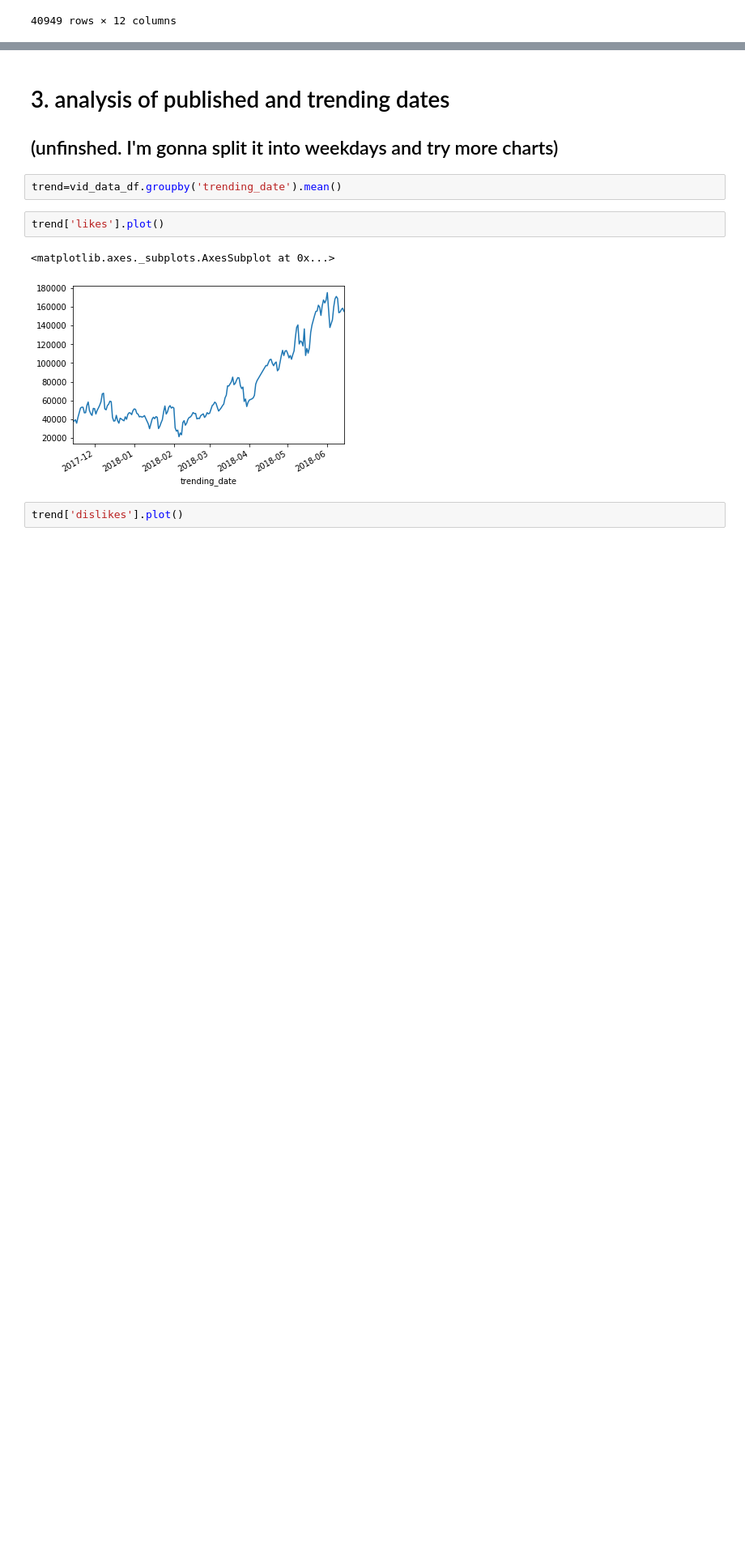
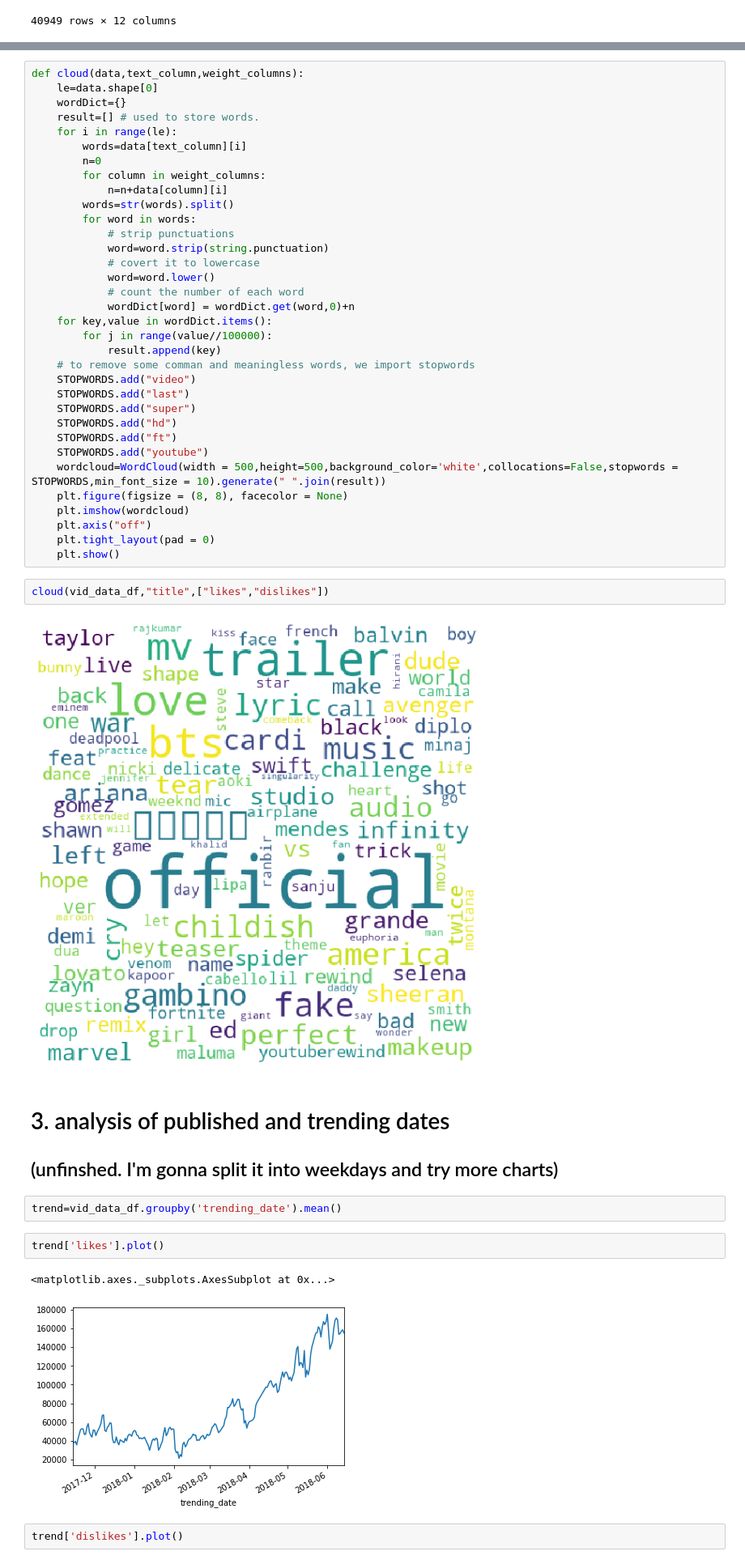
Before and after one commit to HaoNanLa/python_cource_project, a Jupyter notebook: code/main.ipynb, the cells around one changed output, grey strips where cells are left out. Shown at 81% size. Drawn from its saved outputs; the diff is of its cells as text; blank space fills up the shorter version.

Commit message:
finish word could

```diff
--- a/code/main.ipynb
+++ b/code/main.ipynb
@@ -89,3 +49,41 @@ count(vid_data_df['title'])[0:20]
+# %%
+def cloud(data,text_column,weight_columns):
+    le=data.shape[0]
+    wordDict={}
+    result=[] # used to store words.
+    for i in range(le):
+        words=data[text_column][i]
+        n=0
+        for column in weight_columns:
+            n=n+data[column][i]
+        words=str(words).split()
+        for word in words:
+            # strip punctuations
+            word=word.strip(string.punctuation)
+            # covert it to lowercase
+            word=word.lower()
+            # count the number of each word
+            wordDict[word] = wordDict.get(word,0)+n
+    for key,value in wordDict.items():
+        for j in range(value//100000):
+            result.append(key)
+    # to remove some comman and meaningless words, we import stopwords
+    STOPWORDS.add("video")
+    STOPWORDS.add("last")
+    STOPWORDS.add("super")
+    STOPWORDS.add("hd")
+    STOPWORDS.add("ft")
+    STOPWORDS.add("youtube")
+    wordcloud=WordCloud(width = 500,height=500,background_color='white',collocations=False,stopwords = STOPWORDS,min_font_size = 10).generate(" ".join(result))
+    plt.figure(figsize = (8, 8), facecolor = None)
+    plt.imshow(wordcloud)
+    plt.axis("off")
+    plt.tight_layout(pad = 0)
+    plt.show()
+# %%
+cloud(vid_data_df,"title",["likes","dislikes"])
+# %% [output]
+[figure, added]
 # %% [markdown]
 # 3. analysis of published and trending dates
 ## (unfinshed. I'm gonna split it into weekdays and try more charts)
```
Also changed, not shown: parts of 5 cells of this notebook.
